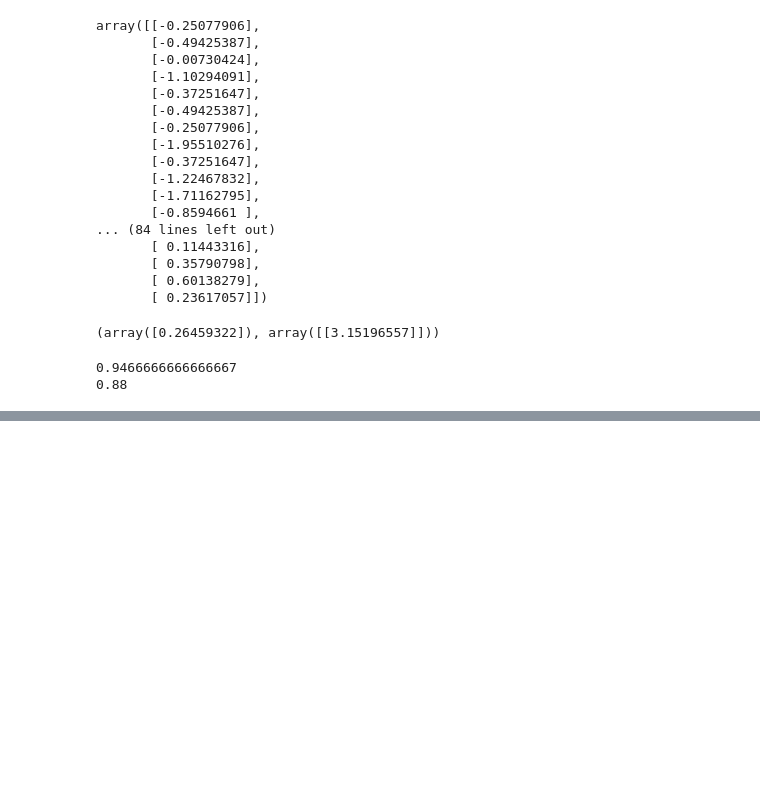
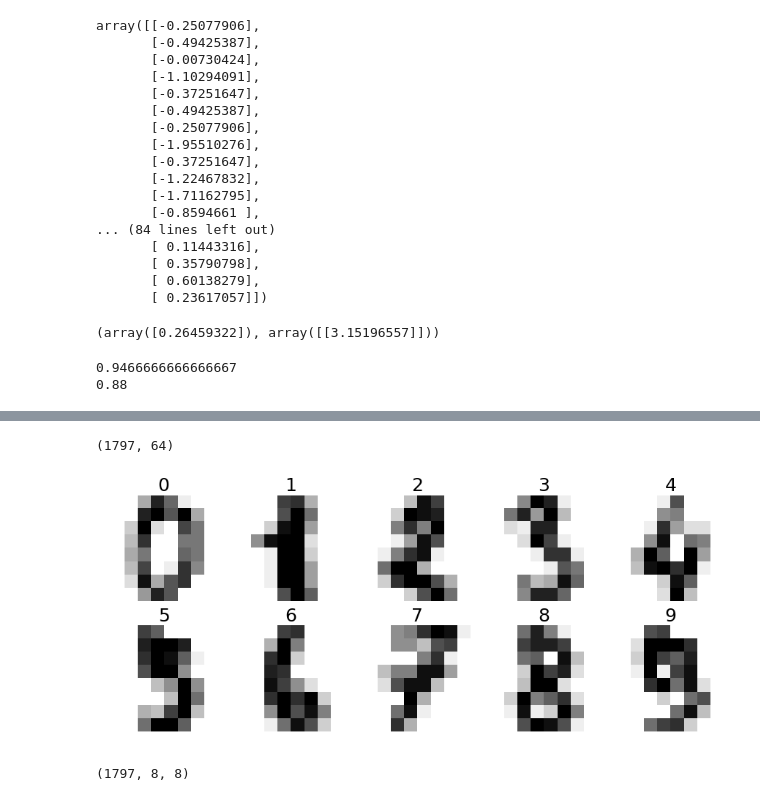
Before and after one commit to bonochof/sklearn-exercise, a Jupyter notebook: 03-LogisticRegression.ipynb, the cells around one changed output, grey strips where cells are left out. Cells and saved outputs as stored; diff of their text form; code cells hidden in the pictures; blank space fills up the shorter version.

```diff
--- a/03-LogisticRegression.ipynb
+++ b/03-LogisticRegression.ipynb
@@ -124,0 +128,3 @@ print(log_reg.score(X_test, y_test))
+# %%
+digits = load_digits()
+digits
@@ -124,0 +152,22 @@ print(log_reg.score(X_test, y_test))
+# %%
+X.shape
+# %% [output]
+(1797, 64)
+# %%
+images_with_labels = list(zip(digits.images, digits.target))
+
+plt.figure(figsize=(15, 6))
+
+for idx, (image, label) in enumerate(images_with_labels[:10]):
+    plt.subplot(2, 5, idx + 1)
+    plt.imshow(image, cmap=plt.cm.gray_r, interpolation='nearest')
+    plt.axis('off')
+    plt.title('{}'.format(label), fontsize=25)
+
+plt.show()
+# %% [output]
+[figure, added]
+# %%
+digits.images.shape
+# %% [output]
+(1797, 8, 8)
```
Also changed, not shown: parts of 14 cells of this notebook.
